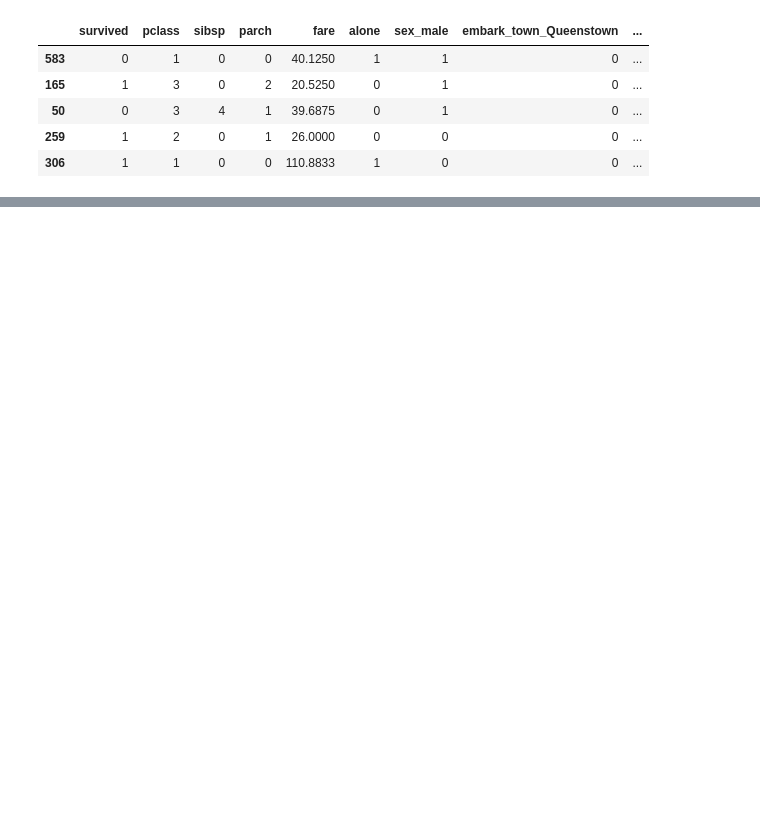
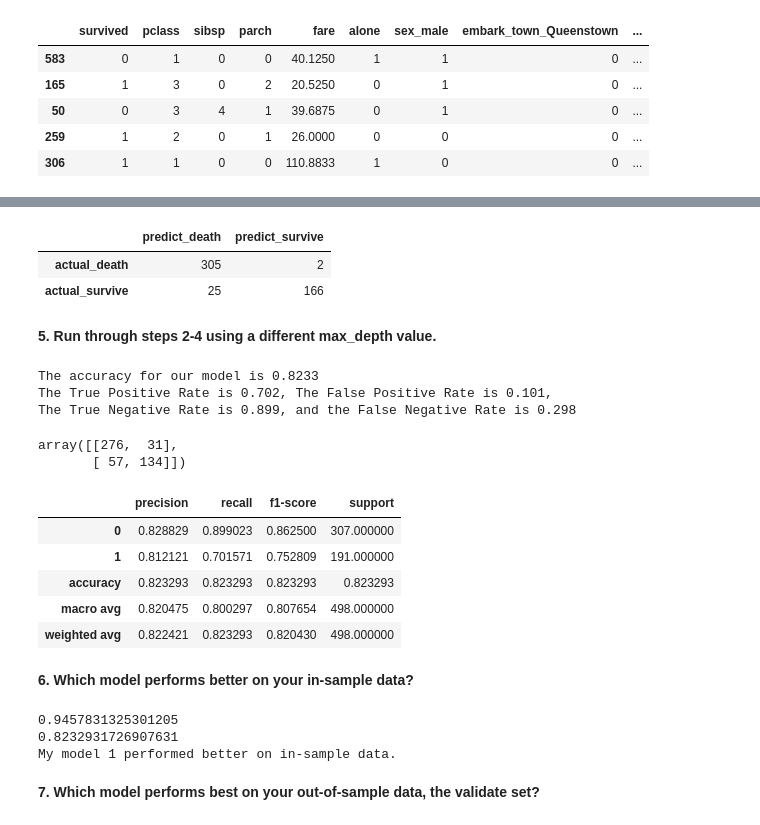
Before and after one commit to kristofer-rivera/classification-exercises, a Jupyter notebook: model.ipynb, the cells around one changed output, grey strips where cells are left out. Saved outputs shown, nothing was run; the diff lists cells and outputs as text; code cells hidden in the pictures; blank space fills up the shorter version.

```diff
--- a/model.ipynb
+++ b/model.ipynb
@@ -115,0 +168,65 @@ accuracy_score(train.survived, train.prediction)
+# %%
+# turn our confusion matrix into a dataframe
+conf_df = pd.DataFrame(conf, columns=['predict_death', 'predict_survive'], index=['actual_death', 'actual_survive'])
+conf_df
+# %% [output]
+|  | predict_death | predict_survive |
+| actual_death | 305 | 2 |
+| actual_survive | 25 | 166 |
+# %% [markdown]
+**5. Run through steps 2-4 using a different max_depth value.**
+# %%
+#Create and fit our model
+
+clf2 = DecisionTreeClassifier(max_depth=3, random_state=123)
+
+clf2 = clf2.fit(X_train, y_train)
+# %%
+X = X_train
+y = y_train
+
+accuracy = clf2.score(X, y)
+y_pred = clf2.predict(X)
+conf = confusion_matrix(y, y_pred)
+class_report = pd.DataFrame(classification_report(y, y_pred, output_dict=True)).T
+conf = confusion_matrix(y, y_pred)
+tpr = conf[1][1] / conf[1].sum()
+fpr = conf[0][1] / conf[0].sum()
+tnr = conf[0][0] / conf[0].sum()
+fnr = conf[1][0] / conf[1].sum()
+print(f'''
+The accuracy for our model is {accuracy:.4}
+The True Positive Rate is {tpr:.3}, The False Positive Rate is {fpr:.3},
+The True Negative Rate is {tnr:.3}, and the False Negative Rate is {fnr:.3}
+''')
+conf
+# %% [output]
+The accuracy for our model is 0.8233
+The True Positive Rate is 0.702, The False Positive Rate is 0.101,
+The True Negative Rate is 0.899, and the False Negative Rate is 0.298
+array([[276,  31],
+       [ 57, 134]])
+# %%
+# Classification report
+class_report
+# %% [output]
+|  | precision | recall | f1-score | support |
+| 0 | 0.828829 | 0.899023 | 0.862500 | 307.000000 |
+| 1 | 0.812121 | 0.701571 | 0.752809 | 191.000000 |
+| accuracy | 0.823293 | 0.823293 | 0.823293 | 0.823293 |
+| macro avg | 0.820475 | 0.800297 | 0.807654 | 498.000000 |
+| weighted avg | 0.822421 | 0.823293 | 0.820430 | 498.000000 |
+# %% [markdown]
+**6. Which model performs better on your in-sample data?**
+# %%
+model1_accuracy = clf1.score(X, y)
+model2_accuracy = clf2.score(X, y)
+print(model1_accuracy)
+print(model2_accuracy)
+print('My model 1 performed better on in-sample data.')
+# %% [output]
+0.9457831325301205
+0.8232931726907631
+My model 1 performed better on in-sample data.
+# %% [markdown]
+**7. Which model performs best on your out-of-sample data, the validate set?**
```
Also changed, not shown: parts of 27 cells of this notebook.
